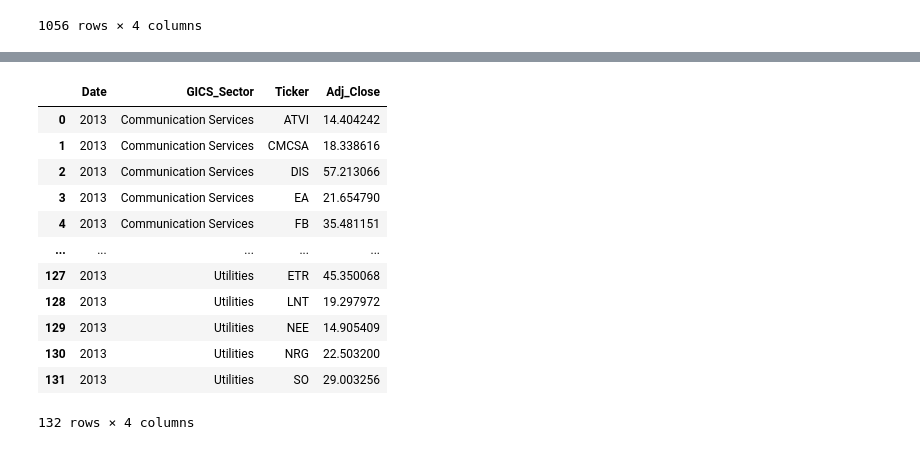
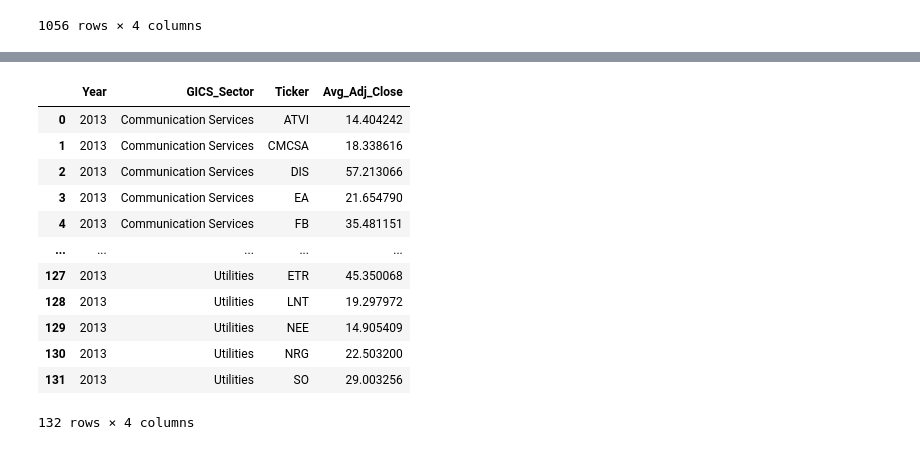
Before and after one commit to AlexGeiger1/Final_Project, a Jupyter notebook: ETL/ETL_stocks.ipynb, the cells around one changed output, grey strips where cells are left out. Cells and saved outputs as stored; diff of their text form; code cells hidden in the pictures.

Commit message:
Updated DF Column names

```diff
--- a/ETL/ETL_stocks.ipynb
+++ b/ETL/ETL_stocks.ipynb
@@ -248,3 +248,6 @@ cleaned_df
 | 1054 | 2020 | Utilities | NRG | 31.443668 |
 | 1055 | 2020 | Utilities | SO | 54.000639 |
 1056 rows × 4 columns
+# %%
+cleaned_df.rename(columns = {'Adj_Close':'Avg_Adj_Close', 'Date': 'Year'}, inplace = True)
+cleaned_df
@@ -251,8 +268,8 @@ cleaned_df
 # %%
 #Checking the data for one year
-cleaned_df.loc[cleaned_df["Date"] == 2013]
+cleaned_df.loc[cleaned_df["Year"] == 2013]
 # %% [output]
-|  | Date | GICS_Sector | Ticker | Adj_Close |
+|  | Year | GICS_Sector | Ticker | Avg_Adj_Close |
 | 0 | 2013 | Communication Services | ATVI | 14.404242 |
 | 1 | 2013 | Communication Services | CMCSA | 18.338616 |
 | 2 | 2013 | Communication Services | DIS | 57.213066 |
```
Also changed, not shown: parts of 1 cell of this notebook.
